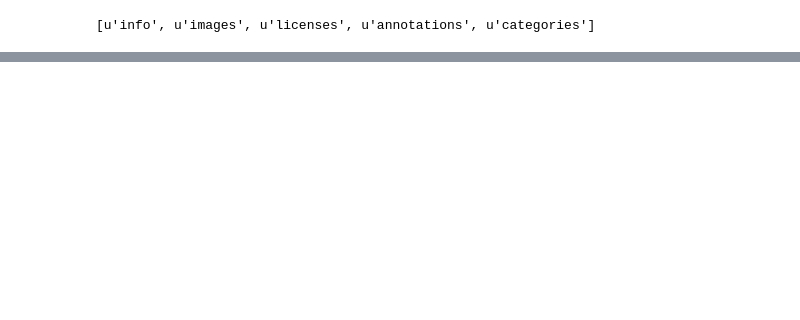
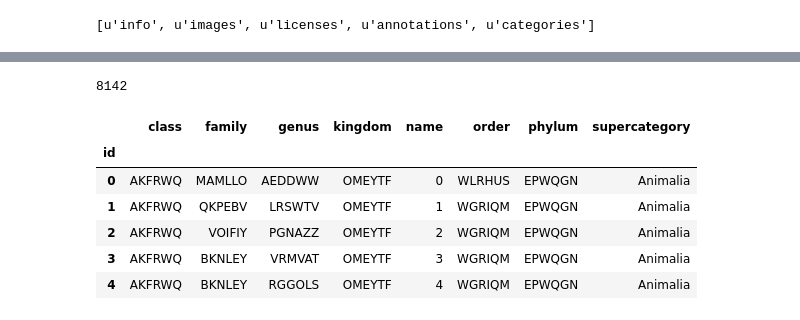
Before and after one commit to Denyskach/ml-models, a Jupyter notebook: kaggle/inaturalist-2018/Data_Exploration.ipynb, the cells around one changed output, grey strips where cells are left out. Cells and saved outputs as stored; diff of their text form; code cells hidden in the pictures; blank space fills up the shorter version.

```diff
--- a/kaggle/inaturalist-2018/Data_Exploration.ipynb
+++ b/kaggle/inaturalist-2018/Data_Exploration.ipynb
@@ -26,0 +68,13 @@ images_df.head()
+# %%
+categories_df = pd.DataFrame.from_dict(data["categories"]).set_index("id")
+print len(categories_df)
+categories_df.head()
+# %% [output]
+8142
+|  | class | family | genus | kingdom | name | order | phylum | supercategory |
+| id |  |  |  |  |  |  |  |  |
+| 0 | AKFRWQ | MAMLLO | AEDDWW | OMEYTF | 0 | WLRHUS | EPWQGN | Animalia |
+| 1 | AKFRWQ | QKPEBV | LRSWTV | OMEYTF | 1 | WGRIQM | EPWQGN | Animalia |
+| 2 | AKFRWQ | VOIFIY | PGNAZZ | OMEYTF | 2 | WGRIQM | EPWQGN | Animalia |
+| 3 | AKFRWQ | BKNLEY | VRMVAT | OMEYTF | 3 | WGRIQM | EPWQGN | Animalia |
+| 4 | AKFRWQ | BKNLEY | RGGOLS | OMEYTF | 4 | WGRIQM | EPWQGN | Animalia |
```
Also changed, not shown: parts of 19 cells of this notebook.
